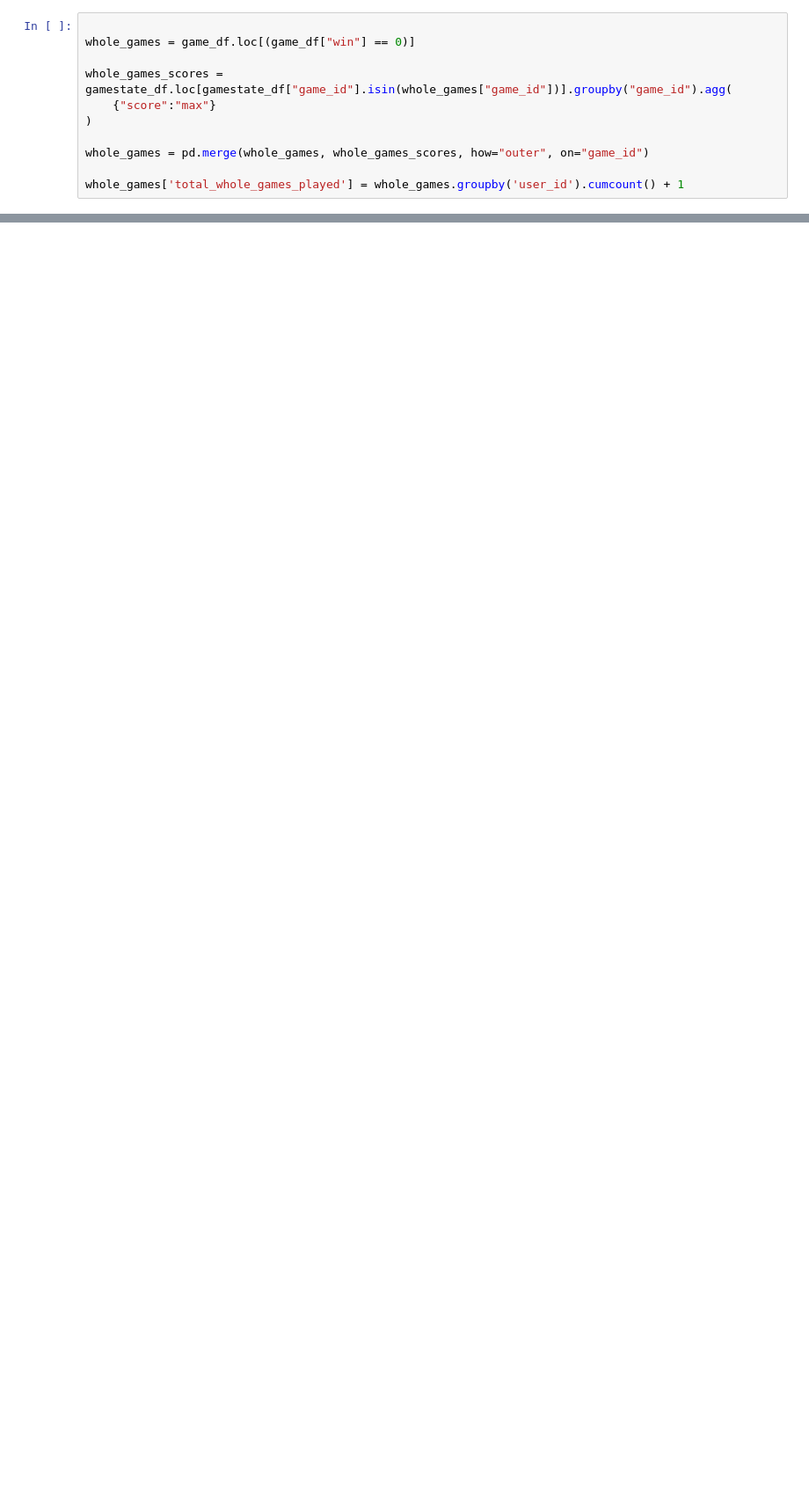
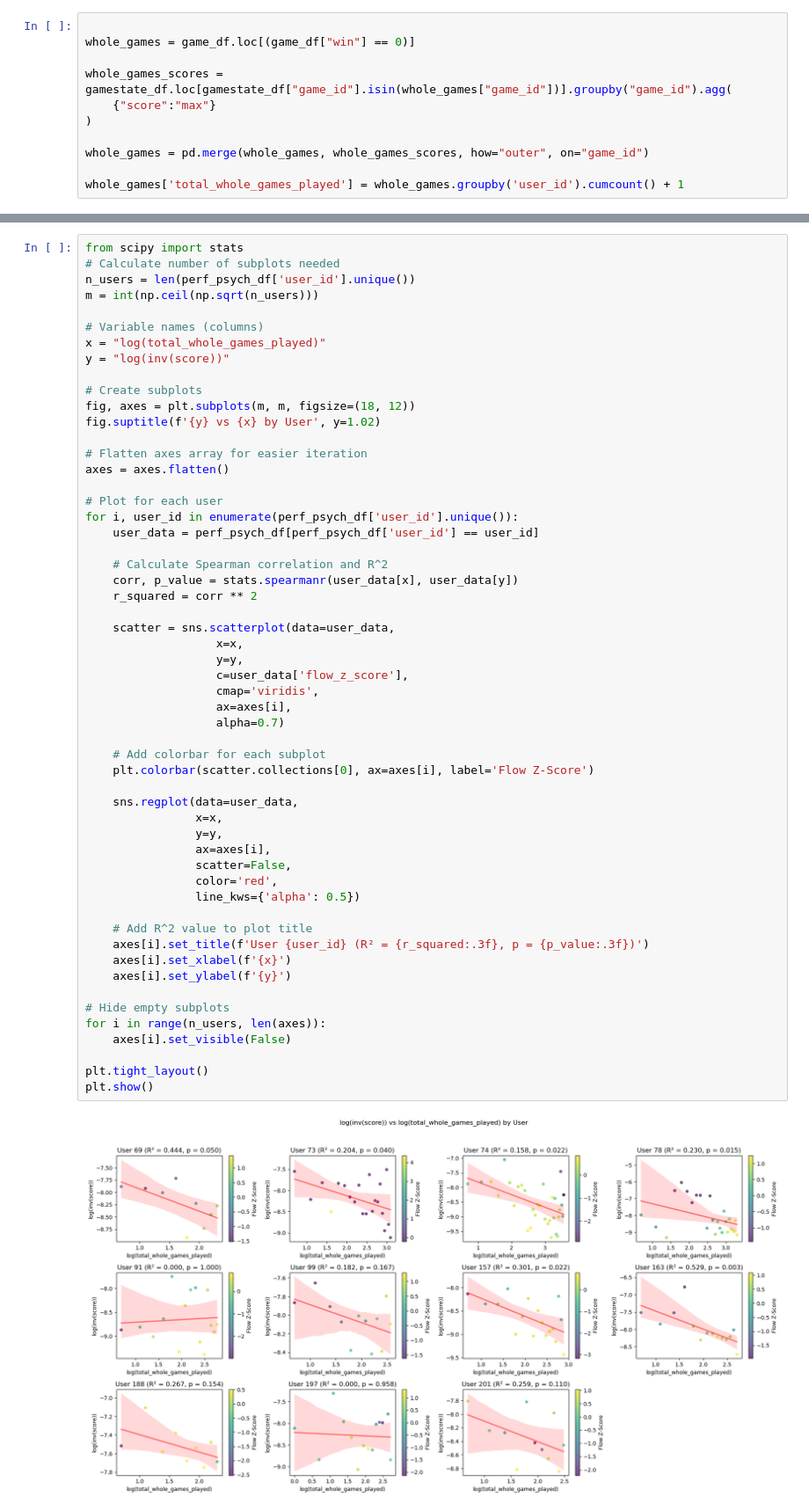
Before and after one commit to PipaFlores/encoder-pacman, a Jupyter notebook: EDA/EDA.ipynb, the cells around one changed output, grey strips where cells are left out. Shown at 88% size. Drawn from its saved outputs; the diff is of its cells as text; blank space fills up the shorter version.

```diff
--- a/EDA/EDA.ipynb
+++ b/EDA/EDA.ipynb
@@ -387,0 +362,57 @@ Text(0, 0.5, 'Score')
+# %%
+from scipy import stats
+# Calculate number of subplots needed
+n_users = len(perf_psych_df['user_id'].unique())
+m = int(np.ceil(np.sqrt(n_users)))
+
+# Variable names (columns)
+x = "log(total_whole_games_played)"
+y = "log(inv(score))"
+
+# Create subplots
+fig, axes = plt.subplots(m, m, figsize=(18, 12))
+fig.suptitle(f'{y} vs {x} by User', y=1.02)
+
+# Flatten axes array for easier iteration
+axes = axes.flatten()
+
+# Plot for each user
+for i, user_id in enumerate(perf_psych_df['user_id'].unique()):
+    user_data = perf_psych_df[perf_psych_df['user_id'] == user_id]
+
+    # Calculate Spearman correlation and R^2
+    corr, p_value = stats.spearmanr(user_data[x], user_data[y])
+    r_squared = corr ** 2
+
+    scatter = sns.scatterplot(data=user_data,
+                   x=x,
+                   y=y,
+                   c=user_data['flow_z_score'],
+                   cmap='viridis',
+                   ax=axes[i],
+                   alpha=0.7)
+
+    # Add colorbar for each subplot
+    plt.colorbar(scatter.collections[0], ax=axes[i], label='Flow Z-Score')
+
+    sns.regplot(data=user_data,
+                x=x,
+                y=y,
+                ax=axes[i],
+                scatter=False,
+                color='red',
+                line_kws={'alpha': 0.5})
+
+    # Add R^2 value to plot title
+    axes[i].set_title(f'User {user_id} (R² = {r_squared:.3f}, p = {p_value:.3f})')
+    axes[i].set_xlabel(f'{x}')
+    axes[i].set_ylabel(f'{y}')
+
+# Hide empty subplots
+for i in range(n_users, len(axes)):
+    axes[i].set_visible(False)
+
+plt.tight_layout()
+plt.show()
+# %% [output]
+[figure, added]
```
Also changed, not shown: parts of 17 cells of this notebook.
